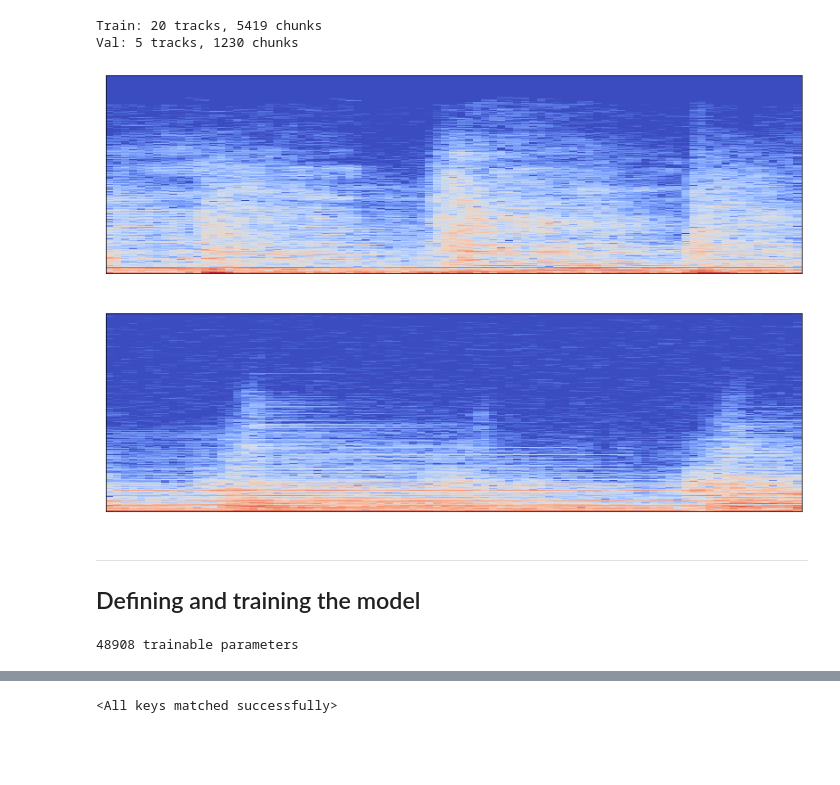
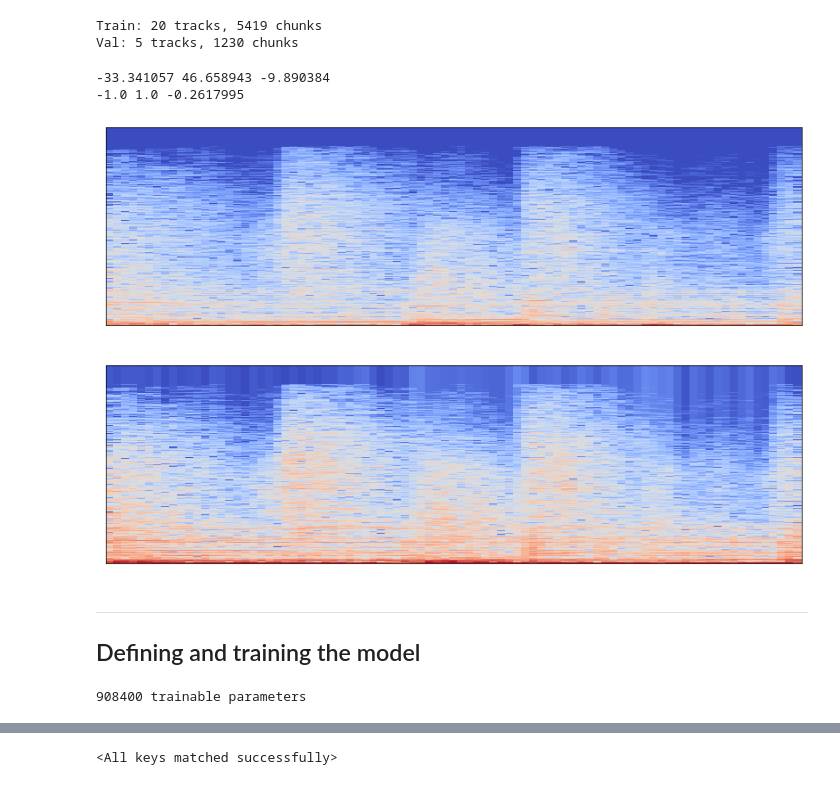
Before and after one commit to apelykh/deep-audio-mixer, a Jupyter notebook: training.ipynb, the cells around one changed output, grey strips where cells are left out. Cells and saved outputs as stored; diff of their text form; code cells hidden in the pictures; blank space fills up the shorter version.

Commit message:
Sticking to scalar gain model

```diff
--- a/training.ipynb
+++ b/training.ipynb
@@ -38,12 +44,12 @@ weights_dir = './weights'
 seed = 321
 chunk_length = 1
 # %%
-# d = MultitrackAudioDataset(
-#     base_path,
-#     songlist=weathervane_music,
-#     chunk_length=chunk_length,
-#     train_val_test_split=(1.0, 0.0, 0.0),
-#     mode='train',
-#     seed=seed,
-#     normalize=False
-# )
+d = MultitrackAudioDataset(
+    base_path,
+    songlist=musdb18_mixed,
+    chunk_length=chunk_length,
+    train_val_test_split=(1.0, 0.0, 0.0),
+    mode='train',
+    seed=seed,
+    normalize=False
+)
@@ -97,16 +95,21 @@ print('Val: {} tracks, {} chunks'.format(d_val.get_num_songs(), len(d_val)))
 Train: 20 tracks, 5419 chunks
 Val: 5 tracks, 1230 chunks
 # %%
-sample = d_train[123]
+train_features, gt_features = d[50]
 
 fig = plt.figure(figsize=(14, 9))
 
 ax1 = plt.subplot(2,1,1)
-librosa.display.specshow(sample['gt_features'])
+print(np.min(gt_features), np.max(gt_features), np.mean(gt_features))
+librosa.display.specshow(gt_features)
 
 ax2 = plt.subplot(2,1,2, sharex=ax1)
-librosa.display.specshow(sample['train_features'][3])
+norm_features = librosa.util.normalize(gt_features)
+print(np.min(norm_features), np.max(norm_features), np.mean(norm_features))
+librosa.display.specshow(norm_features)
 plt.show()
 # %% [output]
+-33.341057 46.658943 -9.890384
+-1.0 1.0 -0.2617995
-[figure, old version]
+[figure, new version]
 # %%
@@ -170,7 +187,7 @@ def train_model(model, criterion, optimizer, start_epoch, num_epochs, name='scal
 # %%
-model = MixingModelScalar().to(device)
+model = MixingModelScalar2d().to(device)
 
 num_trainable_param = sum(p.numel() for p in model.parameters() if p.requires_grad)
 print('{} trainable parameters'.format(num_trainable_param))
 # %% [output]
-48908 trainable parameters
+908400 trainable parameters
```
Also changed, not shown: parts of 25 cells of this notebook, 11 other files.
